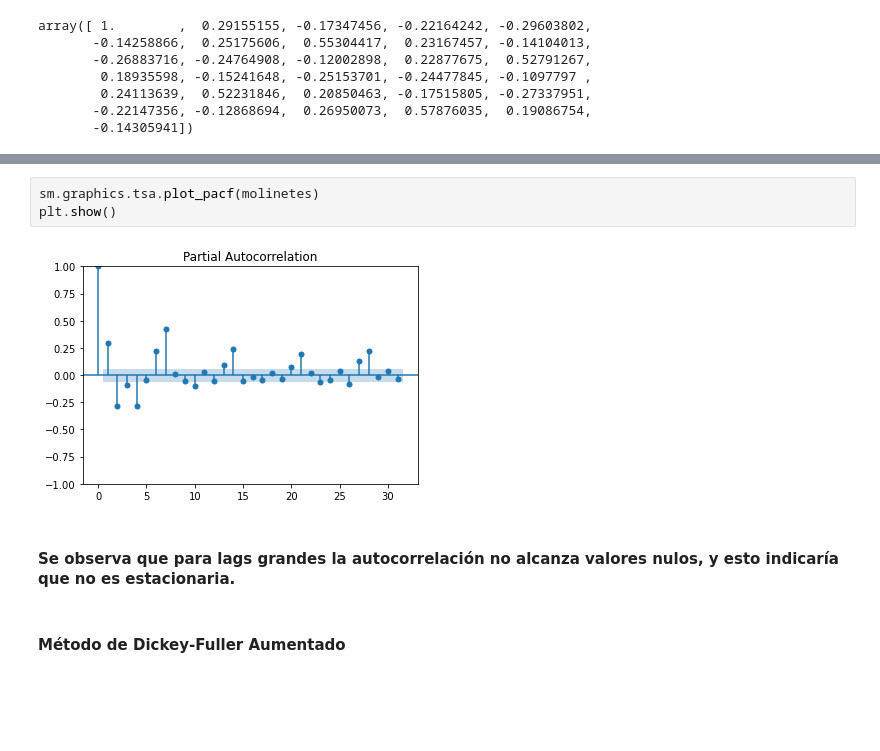
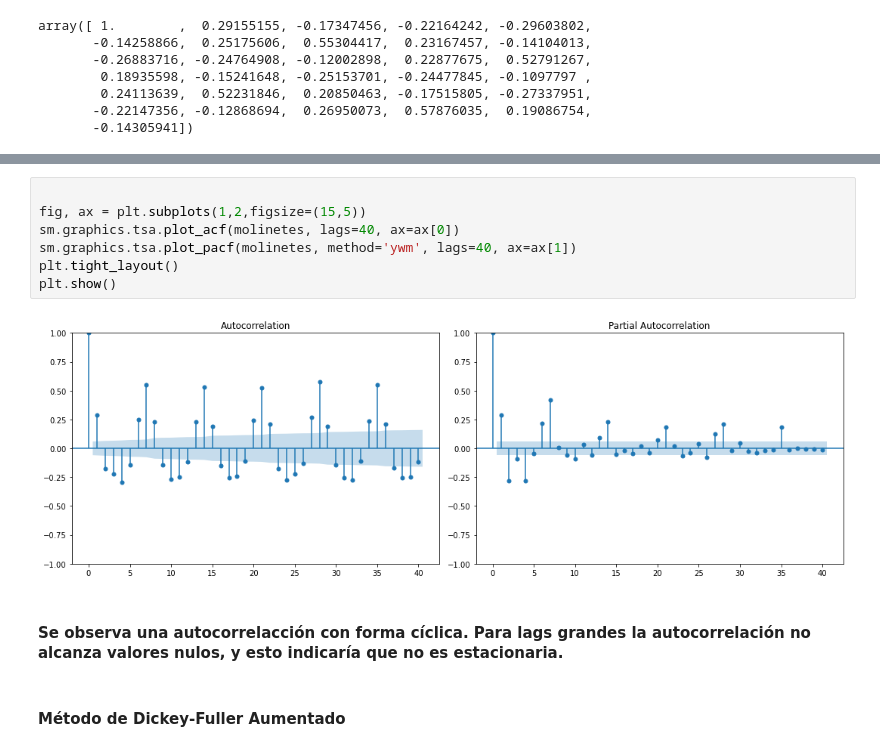
Before and after one commit to arigarmendia/Time-Series, a Jupyter notebook: TP/molinetes.ipynb, the cells around one changed output, grey strips where cells are left out. Saved outputs shown, nothing was run; the diff lists cells and outputs as text; blank space fills up the shorter version.

```diff
--- a/TP/molinetes.ipynb
+++ b/TP/molinetes.ipynb
@@ -229,10 +243,14 @@ plt.show()
-# %%
-sm.graphics.tsa.plot_pacf(molinetes)
-plt.show()
-# %% [output]
-[figure, removed]
+# %%
+
+fig, ax = plt.subplots(1,2,figsize=(15,5))
+sm.graphics.tsa.plot_acf(molinetes, lags=40, ax=ax[0])
+sm.graphics.tsa.plot_pacf(molinetes, method='ywm', lags=40, ax=ax[1])
+plt.tight_layout()
+plt.show()
+# %% [output]
+[figure, added]
 # %% [markdown]
-#### Se observa que para lags grandes la autocorrelación no alcanza valores nulos, y esto indicaría que no es estacionaria.
+#### Se observa una autocorrelacción con forma cíclica. Para lags grandes la autocorrelación no alcanza valores nulos, y esto indicaría que no es estacionaria.
 # %% [markdown]
 #### Método de Dickey-Fuller Aumentado
 # %%
```
Also changed, not shown: parts of 56 cells of this notebook.
